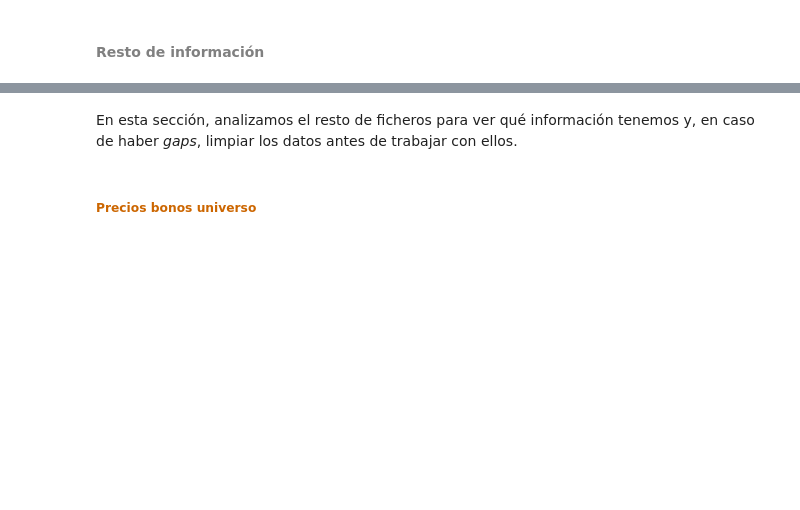
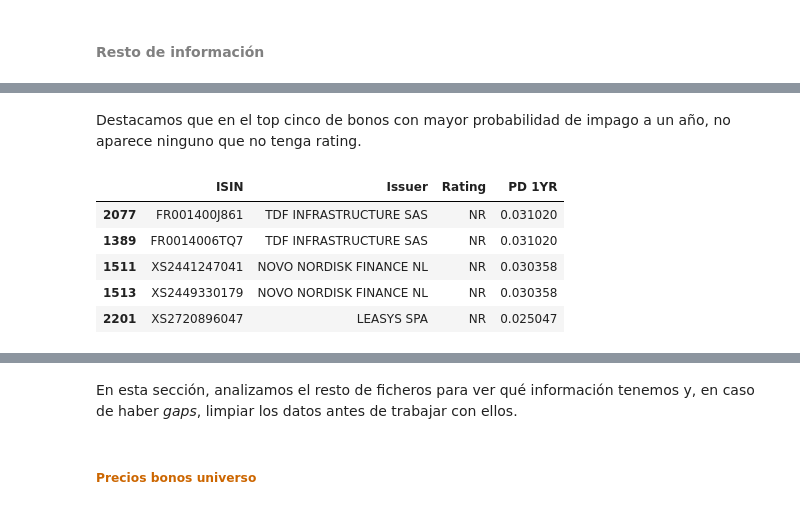
Before and after one commit to Juanjod54/MIAX_TB2.1, a Jupyter notebook: src/TallerRF_AnálisisCartera_Enunciado.ipynb, the cells around one changed output, grey strips where cells are left out. Saved outputs shown, nothing was run; the diff lists cells and outputs as text; code cells hidden in the pictures; blank space fills up the shorter version.

```diff
--- a/src/TallerRF_AnálisisCartera_Enunciado.ipynb
+++ b/src/TallerRF_AnálisisCartera_Enunciado.ipynb
@@ -428,0 +346,12 @@ Name: Outstanding Amount, Length: 2255, dtype: int64
+# %% [markdown]
+Destacamos que en el top cinco de bonos con mayor probabilidad de impago a un año, no aparece ninguno que no tenga rating.
+# %%
+nr_pd_1y = universo[universo['Rating'] == 'NR'][['ISIN', 'Issuer', 'Rating', 'PD 1YR']]
+nr_pd_1y.sort_values(by="PD 1YR", ascending=False).head()
+# %% [output]
+|  | ISIN | Issuer | Rating | PD 1YR |
+| 2077 | FR001400J861 | TDF INFRASTRUCTURE SAS | NR | 0.031020 |
+| 1389 | FR0014006TQ7 | TDF INFRASTRUCTURE SAS | NR | 0.031020 |
+| 1511 | XS2441247041 | NOVO NORDISK FINANCE NL | NR | 0.030358 |
+| 1513 | XS2449330179 | NOVO NORDISK FINANCE NL | NR | 0.030358 |
+| 2201 | XS2720896047 | LEASYS SPA | NR | 0.025047 |
```
Also changed, not shown: parts of 15 cells of this notebook.
